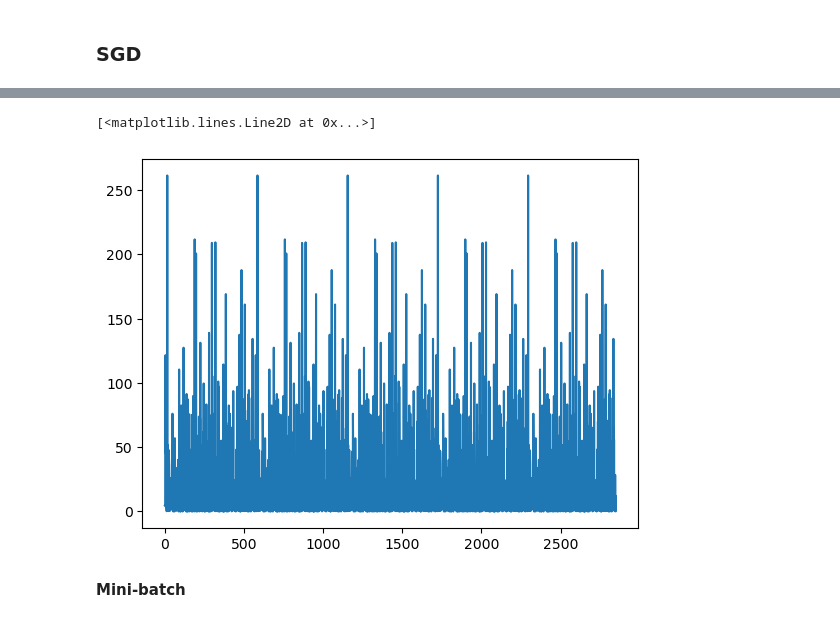
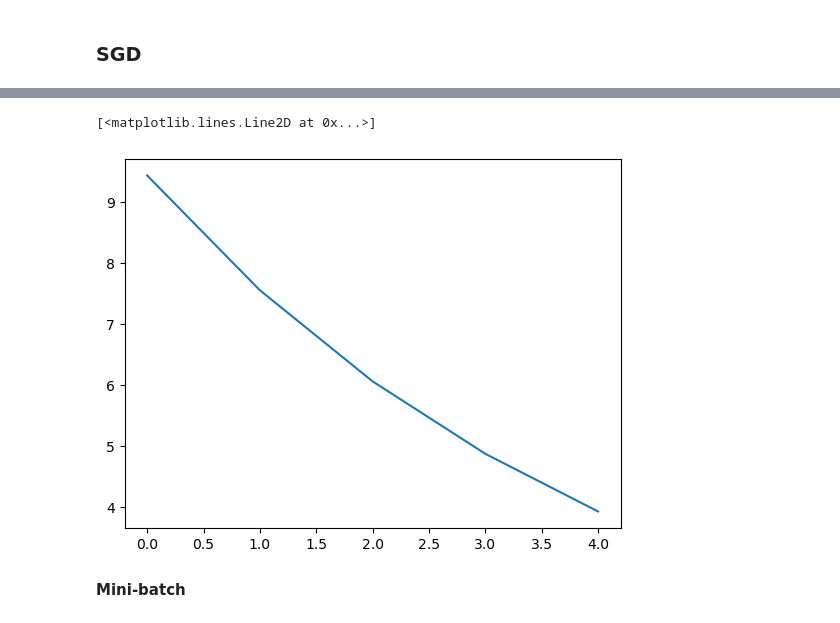
Before and after one commit to HongQuan1812/AIO2025, a Jupyter notebook: Module 4/linear regression.ipynb, the cells around one changed output, grey strips where cells are left out. Drawn from its saved outputs; the diff is of its cells as text; code cells hidden in the pictures.

```diff
--- a/Module 4/linear regression.ipynb
+++ b/Module 4/linear regression.ipynb
@@ -248,7 +94,7 @@ w, b
 w = np.array([2, 3])
 b = 3
 epochs = 5
-alpha = 0.000000000001
+alpha = 0.0001
 losses = []
 for i in range(epochs):
     print(f'Epoch: {i+1}')
@@ -262,7 +108,6 @@ for i in range(epochs):
 
         # 3. Calculate loss
         loss = loss_function(y, y_hat)
-        losses.append(loss)
 
         # 4. Calculate gradients/derivatives
         dLdw = 2*(y_hat - y)*x
@@ -273,6 +118,9 @@ for i in range(epochs):
 
         print(f'Iteration {item+1}: w = {w}, b = {b}, loss = {loss}')
 
+    losses.append(loss)
+
+
 plt.plot(losses)
 # %% [output]
 Epoch: 1
@@ -295,5 +143,5 @@ Iteration 570: w = [1.99999998 2.99999998], b = 2.999999982899992, loss = 11.806
 [<matplotlib.lines.Line2D at 0x...>]
-[figure, old version]
+[figure, new version]
 # %% [markdown]
 **Mini-batch**
 # %%
```
Also changed, not shown: parts of 11 cells of this notebook.
